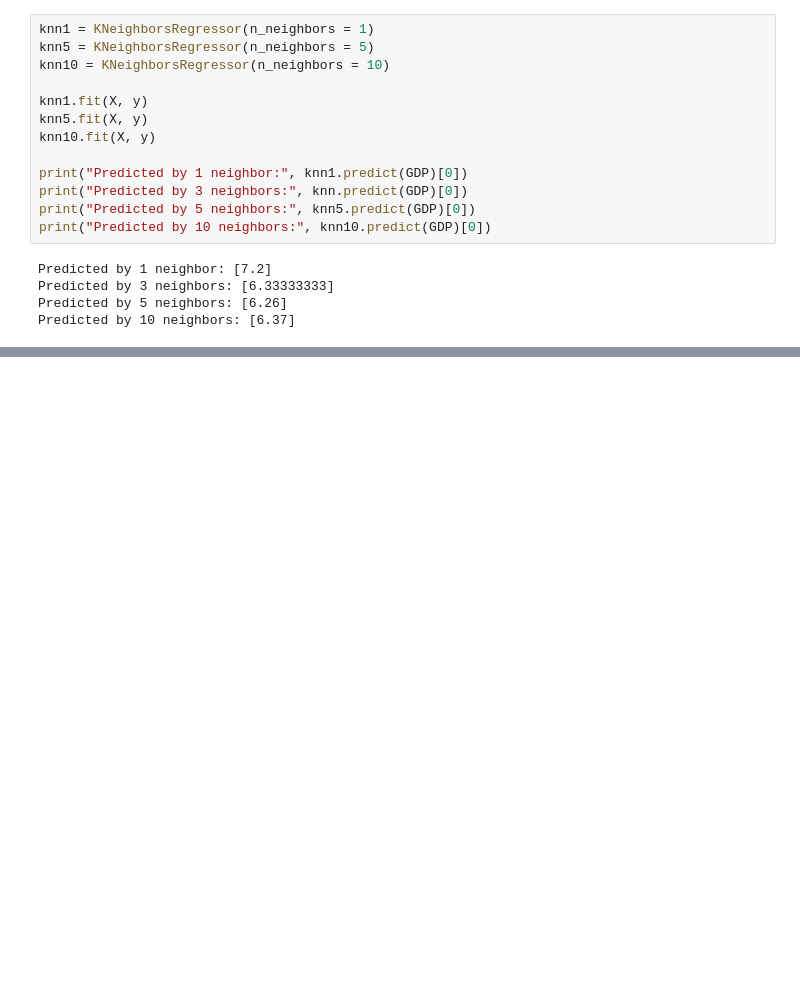
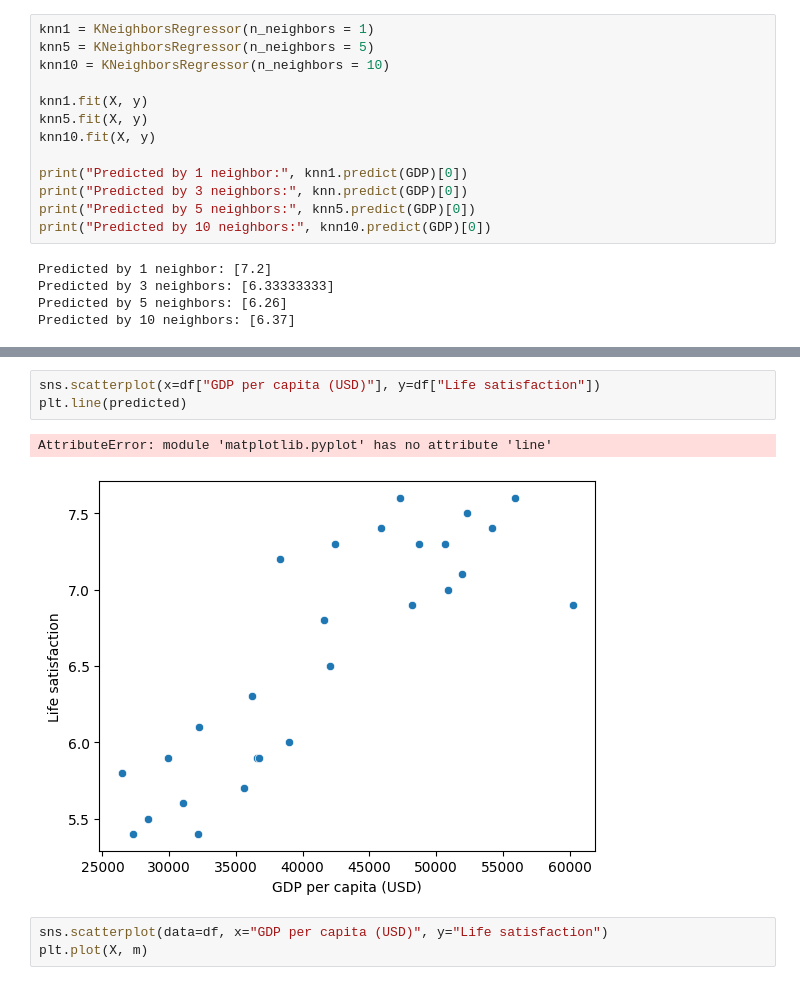
Before and after one commit to UnDeCary/KBTU, a Jupyter notebook: ml/lab4/Sachkov_Ilya.ipynb, the cells around one changed output, grey strips where cells are left out. Cells and saved outputs as stored; diff of their text form; blank space fills up the shorter version.

```diff
--- a/ml/lab4/Sachkov_Ilya.ipynb
+++ b/ml/lab4/Sachkov_Ilya.ipynb
@@ -167,0 +181,9 @@ plt.show()
+# %%
+sns.scatterplot(x=df["GDP per capita (USD)"], y=df["Life satisfaction"])
+plt.line(predicted)
+# %% [output]
+AttributeError: module 'matplotlib.pyplot' has no attribute 'line'
+[figure, added]
+# %%
+sns.scatterplot(data=df, x="GDP per capita (USD)", y="Life satisfaction")
+plt.plot(X, m)
```
Also changed, not shown: parts of 2 cells of this notebook, 15 other files.
